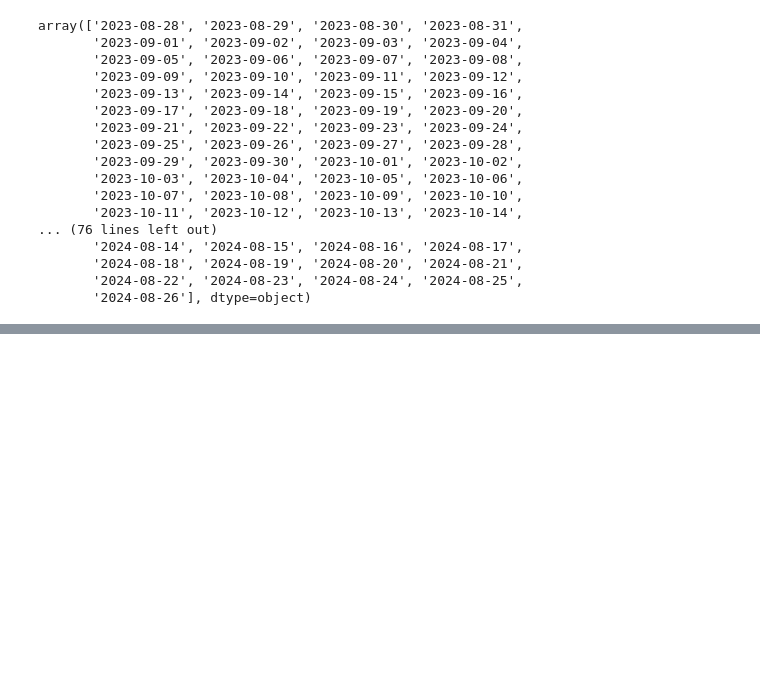
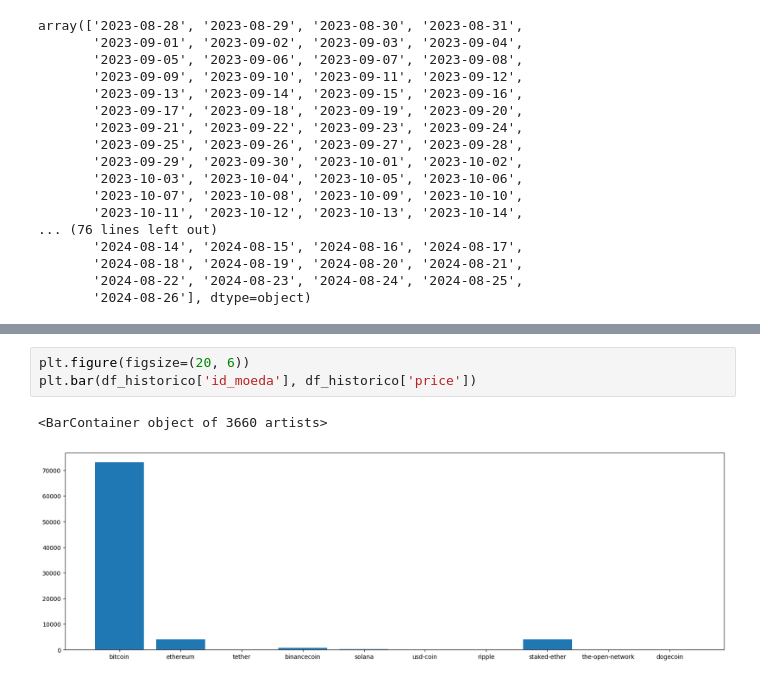
Before and after one commit to gustavoadr3/cripto, a Jupyter notebook: notebooks/exploracao_historico.ipynb, the cells around one changed output, grey strips where cells are left out. Drawn from its saved outputs; the diff is of its cells as text; blank space fills up the shorter version.

```diff
--- a/notebooks/exploracao_historico.ipynb
+++ b/notebooks/exploracao_historico.ipynb
@@ -54,0 +97,6 @@ array(['dogecoin'], dtype=object)
+# %%
+plt.figure(figsize=(20, 6))
+plt.bar(df_historico['id_moeda'], df_historico['price'])
+# %% [output]
+<BarContainer object of 3660 artists>
+[figure, added]
```
Also changed, not shown: parts of 8 cells of this notebook, 3 other files.
